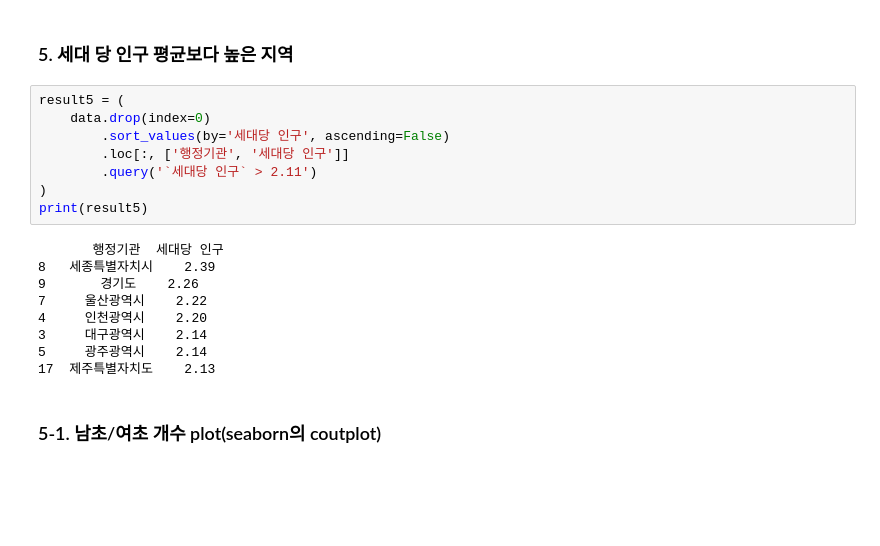
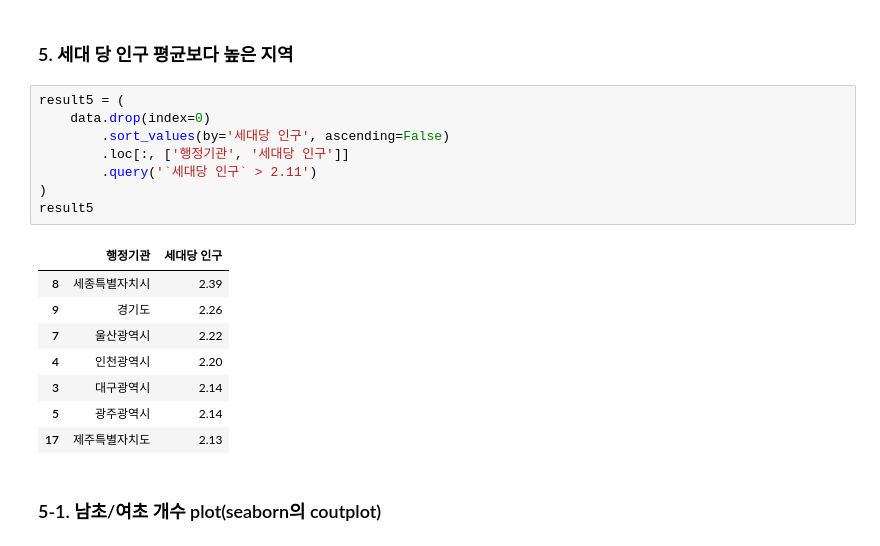
Before and after one commit to qwer9679/Python_Webscraping_Analysis, a Jupyter notebook: webscrap_practice/04_populication_data.ipynb, the cells around one changed output. Saved outputs shown, nothing was run; the diff lists cells and outputs as text; blank space fills up the shorter version.

```diff
--- a/webscrap_practice/04_populication_data.ipynb
+++ b/webscrap_practice/04_populication_data.ipynb
@@ -170,20 +170,20 @@ print(result4)
 # %%
 result5 = (
     data.drop(index=0)
         .sort_values(by='세대당 인구', ascending=False)
         .loc[:, ['행정기관', '세대당 인구']]
         .query('`세대당 인구` > 2.11')
 )
-print(result5)
+result5
 # %% [output]
-       행정기관  세대당 인구
-8   세종특별자치시    2.39
-9       경기도    2.26
-7     울산광역시    2.22
-4     인천광역시    2.20
-3     대구광역시    2.14
-5     광주광역시    2.14
-17  제주특별자치도    2.13
+|  | 행정기관 | 세대당 인구 |
+| 8 | 세종특별자치시 | 2.39 |
+| 9 | 경기도 | 2.26 |
+| 7 | 울산광역시 | 2.22 |
+| 4 | 인천광역시 | 2.20 |
+| 3 | 대구광역시 | 2.14 |
+| 5 | 광주광역시 | 2.14 |
+| 17 | 제주특별자치도 | 2.13 |
 # %% [markdown]
 ### 5-1. 남초/여초 개수 plot(seaborn의 coutplot)
 # %%
```
Also changed, not shown: parts of 4 cells of this notebook.
